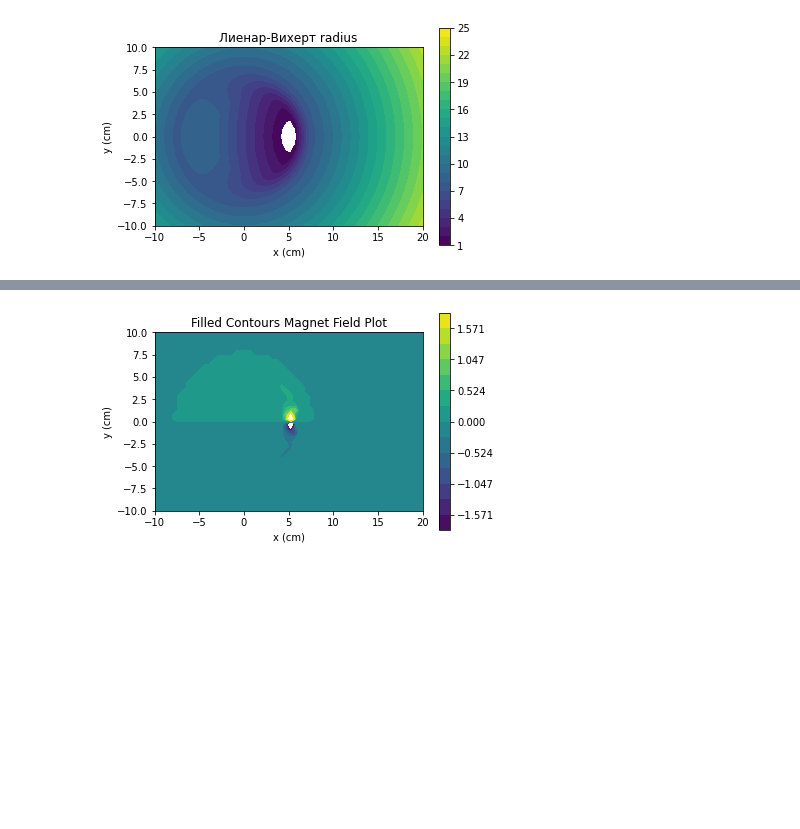
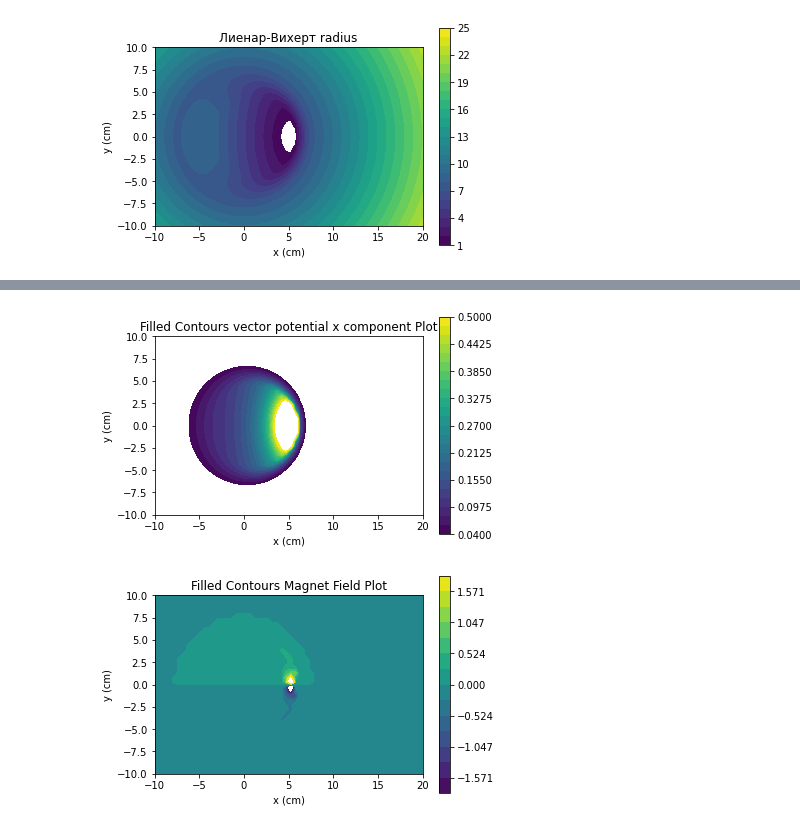
Before and after one commit to daju1/articles, a Jupyter notebook: vimaniks/vimanic_cython.ipynb, the cells around one changed output, grey strips where cells are left out. Drawn from its saved outputs; the diff is of its cells as text; code cells hidden in the pictures; blank space fills up the shorter version.

```diff
--- a/vimaniks/vimanic_cython.ipynb
+++ b/vimaniks/vimanic_cython.ipynb
@@ -326,3 +362,14 @@ plt.show()
+# %%
+fig,ax=plt.subplots(1,1)
+cp = ax.contourf(xa_grid,ya_grid, ax_, levels = np.linspace(0.04, 0.5, int((1-0.04)/0.04+1)))
+fig.colorbar(cp) # Add a colorbar to a plot
+ax.set_title('Filled Contours vector potential x component Plot')
+ax.set_xlabel('x (cm)')
+ax.set_ylabel('y (cm)')
+ax.set_aspect(1)
+plt.show()
+# %% [output]
+[figure, added]
 # %%
 fig,ax=plt.subplots(1,1)
 cp = ax.contourf(xa_grid,ya_grid, bz_, levels = np.linspace(bz_min/5, bz_max/5, 15))
```
Also changed, not shown: parts of 7 cells of this notebook, 1 other file.
